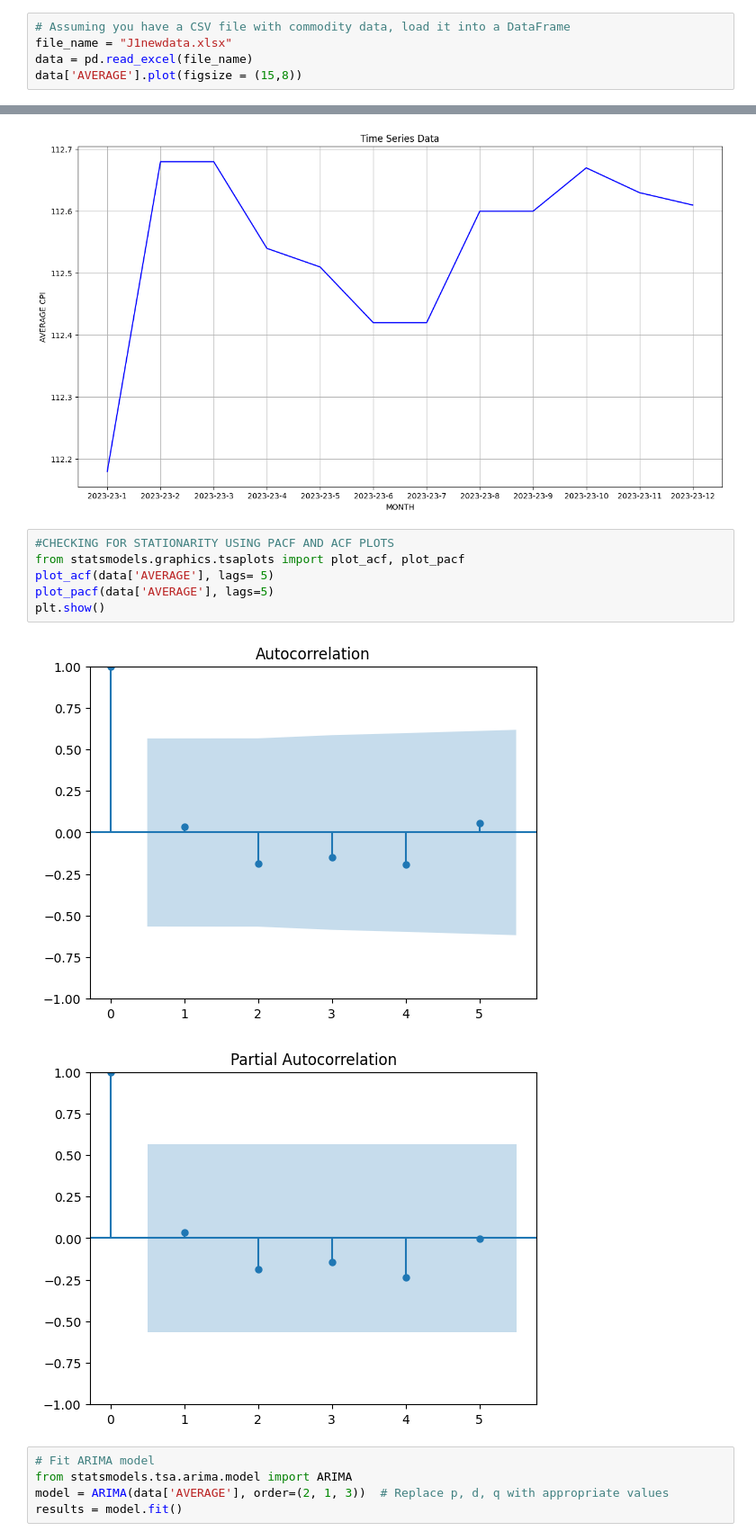
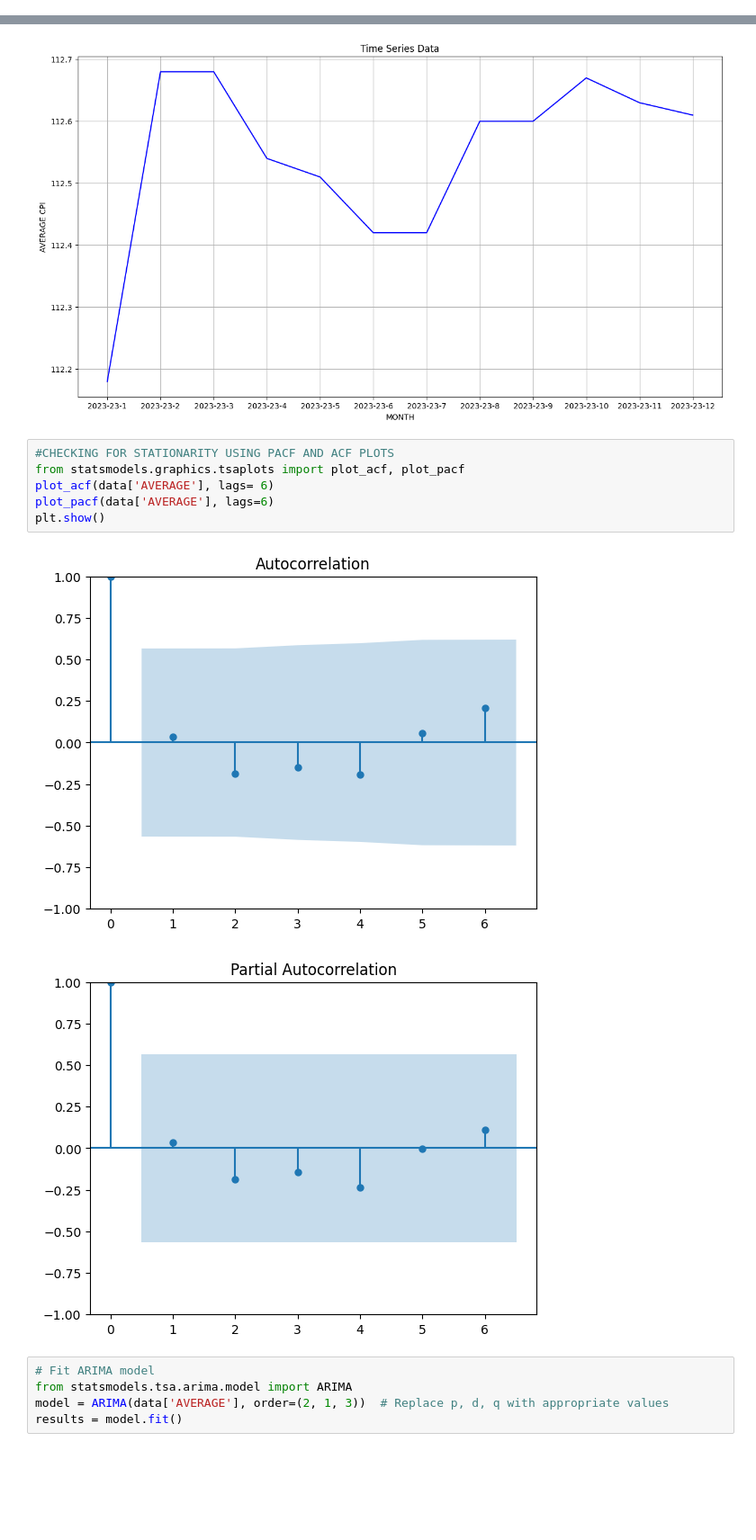
Before and after one commit to AdiXgit/ECO-PHY, a Jupyter notebook: DA 1.ipynb, the cells around one changed output, grey strips where cells are left out. Shown at 90% size. Cells and saved outputs as stored; diff of their text form; blank space fills up the shorter version.

```diff
--- a/DA 1.ipynb
+++ b/DA 1.ipynb
@@ -13,8 +13,3 @@ If this would cause problems for you,
 please provide us feedback at https://github.com/pandas-dev/pandas/issues/54466
 
   import pandas as pd
-# %%
-# Assuming you have a CSV file with commodity data, load it into a DataFrame
-file_name = "J1newdata.xlsx"
-data = pd.read_excel(file_name)
-data['AVERAGE'].plot(figsize = (15,8))
@@ -49,12 +41,12 @@ plt.show()
 # %%
 #CHECKING FOR STATIONARITY USING PACF AND ACF PLOTS
 from statsmodels.graphics.tsaplots import plot_acf, plot_pacf
-plot_acf(data['AVERAGE'], lags= 5)
-plot_pacf(data['AVERAGE'], lags=5)
+plot_acf(data['AVERAGE'], lags= 6)
+plot_pacf(data['AVERAGE'], lags=6)
 plt.show()
 # %% [output]
-[figure, old version]
+[figure, new version]
-[figure, old version]
+[figure, new version]
 # %%
 # Fit ARIMA model
 from statsmodels.tsa.arima.model import ARIMA
```
Also changed, not shown: parts of 2 cells of this notebook.
